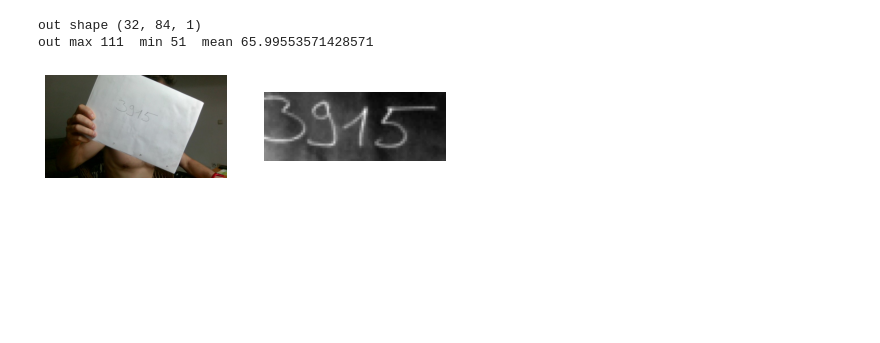
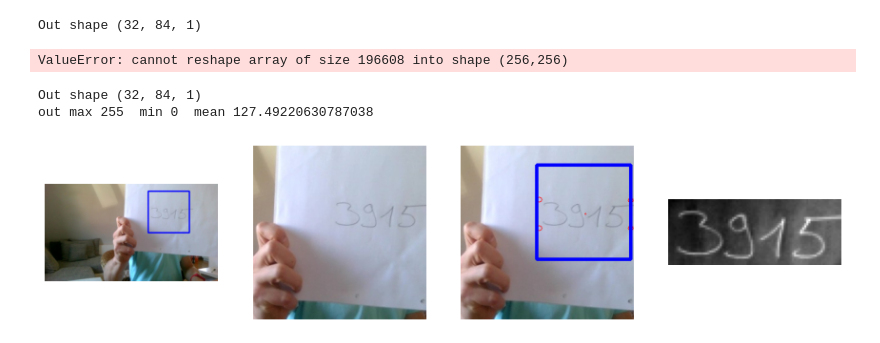
Before and after one commit to tunmustard/features_extractions, a Jupyter notebook: main_detect_pipeline.ipynb, the cells around one changed output. Cells and saved outputs as stored; diff of their text form; code cells hidden in the pictures; blank space fills up the shorter version.

```diff
--- a/main_detect_pipeline.ipynb
+++ b/main_detect_pipeline.ipynb
@@ -203,7 +204,7 @@ class Model(tf.keras.Model):
         #self.bn_out = tf.keras.layers.BatchNormalization()
 
         #Make centers tf.constants - because we update them manually
-        self.centers = tf.constant(tf.zeros([num_classes,num_feat], dtype=tf.float32), name="centers")
+        self.centers = tf.constant(np.zeros([num_classes,num_feat], dtype=np.float64), name="centers")
         self.cl_coeff = cl_coeff
         self.dropout_rate = dropout_rate
         self.variance_epsilon = variance_epsilon
@@ -358,3 +359,6 @@ model_feat_loss = Softmax_and_center_loss()
 opt = tf.keras.optimizers.Adam()
 model_feat.compile(opt, loss=model_feat_loss, metrics=["accuracy"])
 model_feat.load_model("dig4_256f_e5_cl2000_acc100_on_1000")
+# %%
+tst = np.random.rand(1,32,84).astype('float32')
+tst
@@ -360,0 +379,3 @@ model_feat.load_model("dig4_256f_e5_cl2000_acc100_on_1000")
+# %%
+res, features = model_feat(tst)
+features.numpy()
@@ -375,7 +414,7 @@ for img in test_images:
     ###Cut image
     t,l,h,w = 0,img_inp.shape[1]-256,(img_inp.shape[0]-70),(img_inp.shape[0]-70)
     img_inp = img_inp[t:t+h,l:l+w]
-    img_inp = test_image
+    #img_inp = test_image
     ###Convert to gray and resize
     img_gray = cv.cvtColor(img_inp, cv.COLOR_BGR2GRAY)
     img_gray = cv.resize(img_gray, (256,256), interpolation = cv.INTER_AREA)
@@ -393,7 +432,7 @@ for img in test_images:
     ###dbug.Debug.show_image(img[:,:,[2,1,0]]) #for PIL format
     #dbug.Debug.show_image(img_gray_inv.reshape(pic_h,pic_w))
     ###rescale for NN
-    img_gray_inv_scaled  = scaler.transform(img_gray_inv.reshape(-1,256*256))
+    img_gray_inv_scaled  = scaler.transform(img_gray_inv.reshape(-1,256*256)).astype('float32')
     ###Make prediction
     predict = model(img_gray_inv_scaled.reshape(-1,256,256,1)).numpy()
     predict_tresh = cv.threshold(predict.reshape(256,256), 0.5, 1, cv.THRESH_BINARY)[1].astype('uint8')
@@ -927,15 +1041,61 @@ class Production_unit(Production):
         super().__init__(self.pipeline)
 
 production = Production_unit()
+# %%
+######################################FOR UNET TINY DETECTION
+out = production(test_image)
+
+if(out[3].data is not None):
+    print("Out shape",out[3].data.shape)
+    dbug.Debug.show_images_list([
+        out[0].data[:,:,[2,1,0]],
+        out[1].data.reshape(out[1].data.shape[0],out[1].data.shape[1]),
+        out[2].data.reshape(out[2].data.shape[0],out[2].data.shape[1]),
+        out[3].data.reshape(out[3].data.shape[0],out[3].data.shape[1])
+    ],
+    col_number = 4, height=5)
+else:
+    print("Nothing detected")
+    dbug.Debug.show_images_list([
+        out[0].data[:,:,[2,1,0]],
+        out[1].data.reshape(out[1].data.shape[0],out[1].data.shape[1]),
+        out[2].data.reshape(out[2].data.shape[0],out[2].data.shape[1]),
+        #out[3].data.reshape(out[3].data.shape[0],out[3].data.shape[1])
+    ],
+    col_number = 4, height=5)
+print("out max",out[0].data.max(), " min",out[0].data.min(), " mean",out[0].data.mean())
+#dbug.Debug.show_images_list([test_image[:,:,[2,1,0]],out.data.reshape(out.data.shape[0],out.data.shape[1])], col_number = 4, height=5)
+#dbug.Debug.show_images_list([test_image[:,:,[2,1,0]],out.data[:,:,[2,1,0]]], col_number = 4, height=5)
+# %% [output]
+Out shape (32, 84, 1)
+ValueError: cannot reshape array of size 196608 into shape (256,256)
 # %%
+######################################FOR EAST detection DETECTION
 out = production(test_image)
 
-print("out shape",out.data.shape)
-print("out max",out.data.max(), " min",out.data.min(), " mean",out.data.mean())
-dbug.Debug.show_images_list([test_image[:,:,[2,1,0]],out.data.reshape(out.data.shape[0],out.data.shape[1])], col_number = 4, height=5)
+if(out[3].data is not None):
+    print("Out shape",out[3].data.shape)
+    dbug.Debug.show_images_list([
+        out[0].data[:,:,[2,1,0]],
+        out[1].data[:,:,[2,1,0]],
+        out[2].data[:,:,[2,1,0]],
+        out[3].data.reshape(out[3].data.shape[0],out[3].data.shape[1])
+    ],
+    col_number = 4, height=5)
+else:
+    print("Nothing detected")
+    dbug.Debug.show_images_list([
+        out[0].data[:,:,[2,1,0]],
+        out[1].data.reshape(out[1].data.shape[0],out[1].data.shape[1]),
+        out[2].data.reshape(out[2].data.shape[0],out[2].data.shape[1]),
+        #out[3].data.reshape(out[3].data.shape[0],out[3].data.shape[1])
+    ],
+    col_number = 4, height=5)
+print("out max",out[0].data.max(), " min",out[0].data.min(), " mean",out[0].data.mean())
+#dbug.Debug.show_images_list([test_image[:,:,[2,1,0]],out.data.reshape(out.data.shape[0],out.data.shape[1])], col_number = 4, height=5)
 #dbug.Debug.show_images_list([test_image[:,:,[2,1,0]],out.data[:,:,[2,1,0]]], col_number = 4, height=5)
 # %% [output]
-out shape (32, 84, 1)
-out max 111  min 51  mean 65.99553571428571
+Out shape (32, 84, 1)
+out max 255  min 0  mean 127.49220630787038
-[figure, old version]
+[figure, new version]
 # %%
```
Also changed, not shown: parts of 16 cells of this notebook.
